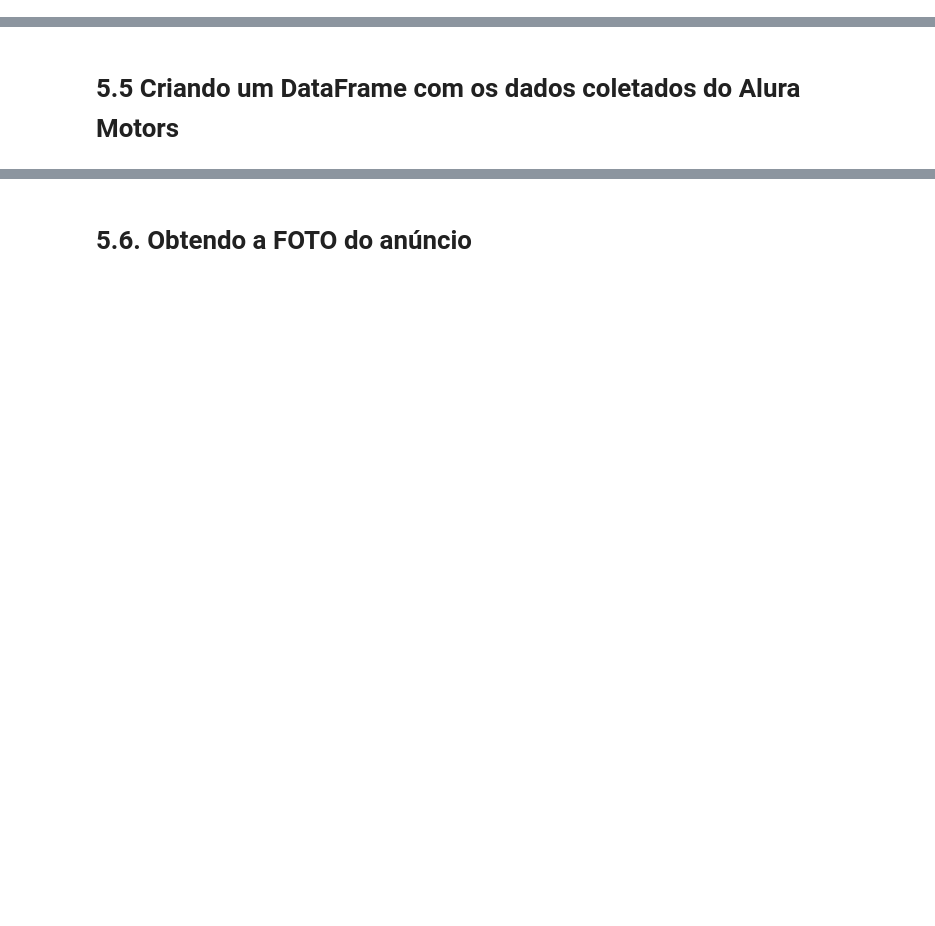
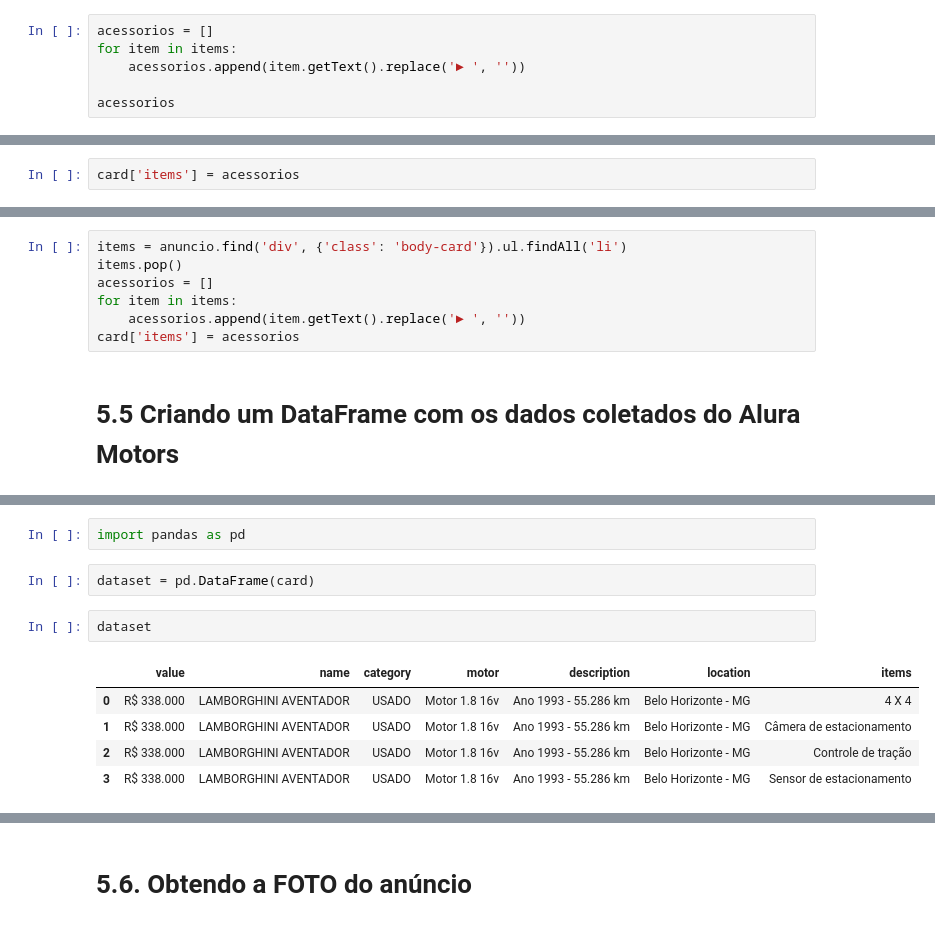
Before and after one commit to kevinpinhoiamin/python-web-scraping, a Jupyter notebook: Web Scraping.ipynb, the cells around one changed output, grey strips where cells are left out. Cells and saved outputs as stored; diff of their text form; blank space fills up the shorter version.

```diff
--- a/Web Scraping.ipynb
+++ b/Web Scraping.ipynb
@@ -657,0 +819,6 @@ soup.find('h2').findAllNext()
+# %%
+acessorios = []
+for item in items:
+    acessorios.append(item.getText().replace('► ', ''))
+
+acessorios
@@ -657,0 +830,2 @@ soup.find('h2').findAllNext()
+# %%
+card['items'] = acessorios
@@ -662,2 +847,9 @@ soup.find('h2').findAllNext()
+# %%
+items = anuncio.find('div', {'class': 'body-card'}).ul.findAll('li')
+items.pop()
+acessorios = []
+for item in items:
+    acessorios.append(item.getText().replace('► ', ''))
+card['items'] = acessorios
 # %% [markdown]
 # 5.5 Criando um DataFrame com os dados coletados do Alura Motors
@@ -663,0 +869,12 @@ soup.find('h2').findAllNext()
+# %%
+import pandas as pd
+# %%
+dataset = pd.DataFrame(card)
+# %%
+dataset
+# %% [output]
+|  | value | name | category | motor | description | location | items |
+| 0 | R$ 338.000 | LAMBORGHINI AVENTADOR | USADO | Motor 1.8 16v | Ano 1993 - 55.286 km | Belo Horizonte - MG | 4 X 4 |
+| 1 | R$ 338.000 | LAMBORGHINI AVENTADOR | USADO | Motor 1.8 16v | Ano 1993 - 55.286 km | Belo Horizonte - MG | Câmera de estacionamento |
+| 2 | R$ 338.000 | LAMBORGHINI AVENTADOR | USADO | Motor 1.8 16v | Ano 1993 - 55.286 km | Belo Horizonte - MG | Controle de tração |
+| 3 | R$ 338.000 | LAMBORGHINI AVENTADOR | USADO | Motor 1.8 16v | Ano 1993 - 55.286 km | Belo Horizonte - MG | Sensor de estacionamento |
```
Also changed, not shown: parts of 39 cells of this notebook, 2 other files.
